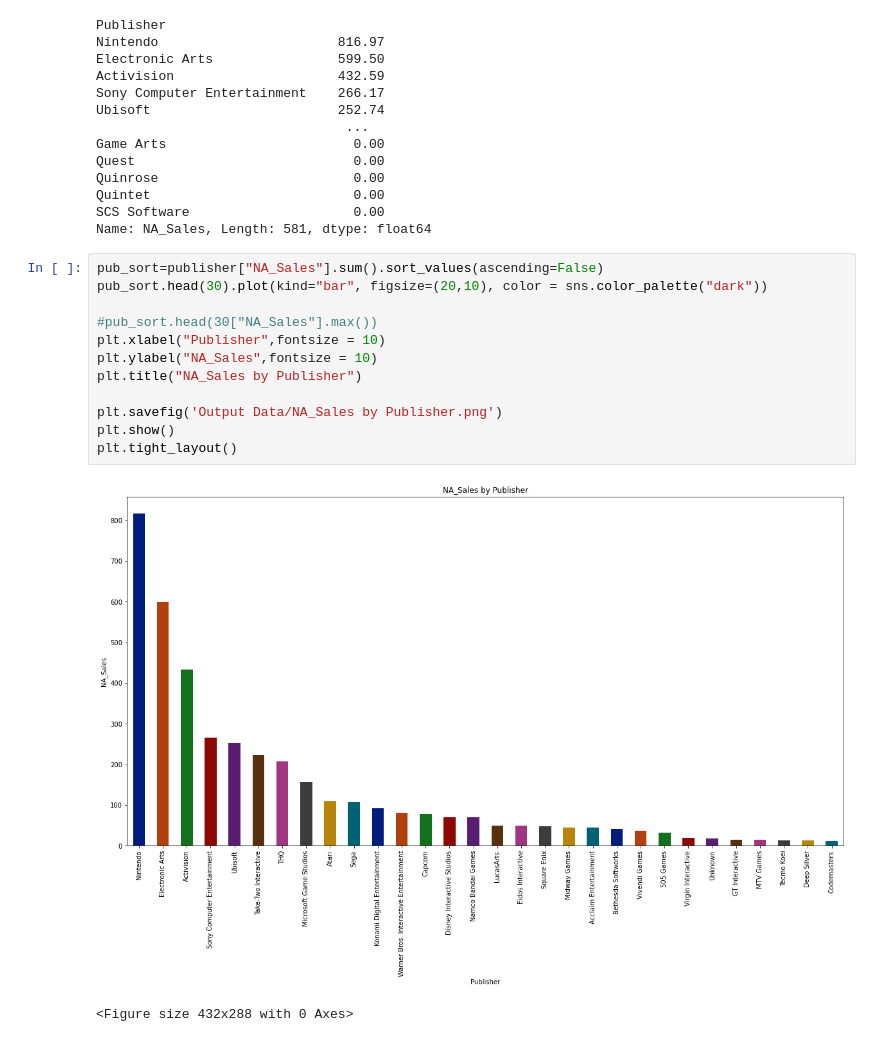
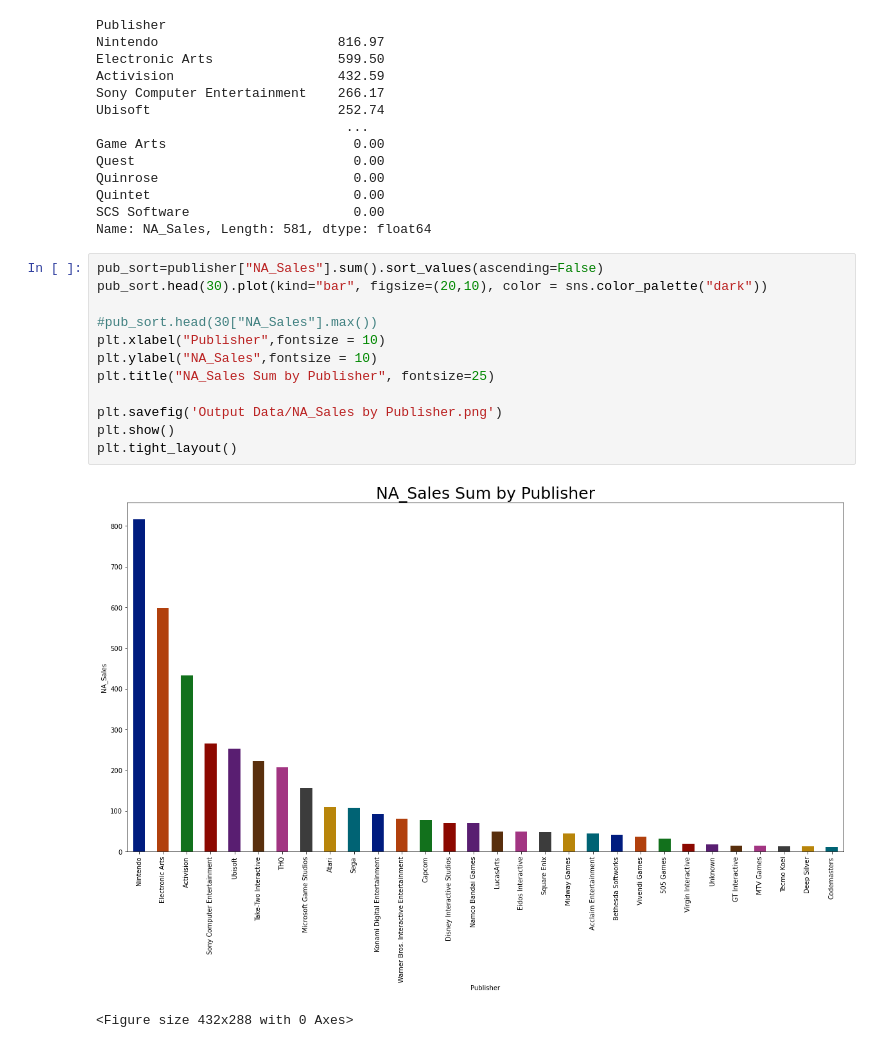
Before and after one commit to MrMrRPG/project_1, a Jupyter notebook: BB/Project1.ipynb, the cells around one changed output. Saved outputs shown, nothing was run; the diff lists cells and outputs as text.

```diff
--- a/BB/Project1.ipynb
+++ b/BB/Project1.ipynb
@@ -369,15 +477,15 @@ Name: NA_Sales, Length: 581, dtype: float64
 # %%
 pub_sort=publisher["NA_Sales"].sum().sort_values(ascending=False)
 pub_sort.head(30).plot(kind="bar", figsize=(20,10), color = sns.color_palette("dark"))
 
 #pub_sort.head(30["NA_Sales"].max())
 plt.xlabel("Publisher",fontsize = 10)
 plt.ylabel("NA_Sales",fontsize = 10)
-plt.title("NA_Sales by Publisher")
+plt.title("NA_Sales Sum by Publisher", fontsize=25)
 
 plt.savefig('Output Data/NA_Sales by Publisher.png')
 plt.show()
 plt.tight_layout()
 # %% [output]
-[figure, old version]
+[figure, new version]
 <Figure size 432x288 with 0 Axes>
```
Also changed, not shown: parts of 11 cells of this notebook, 4 other files.
